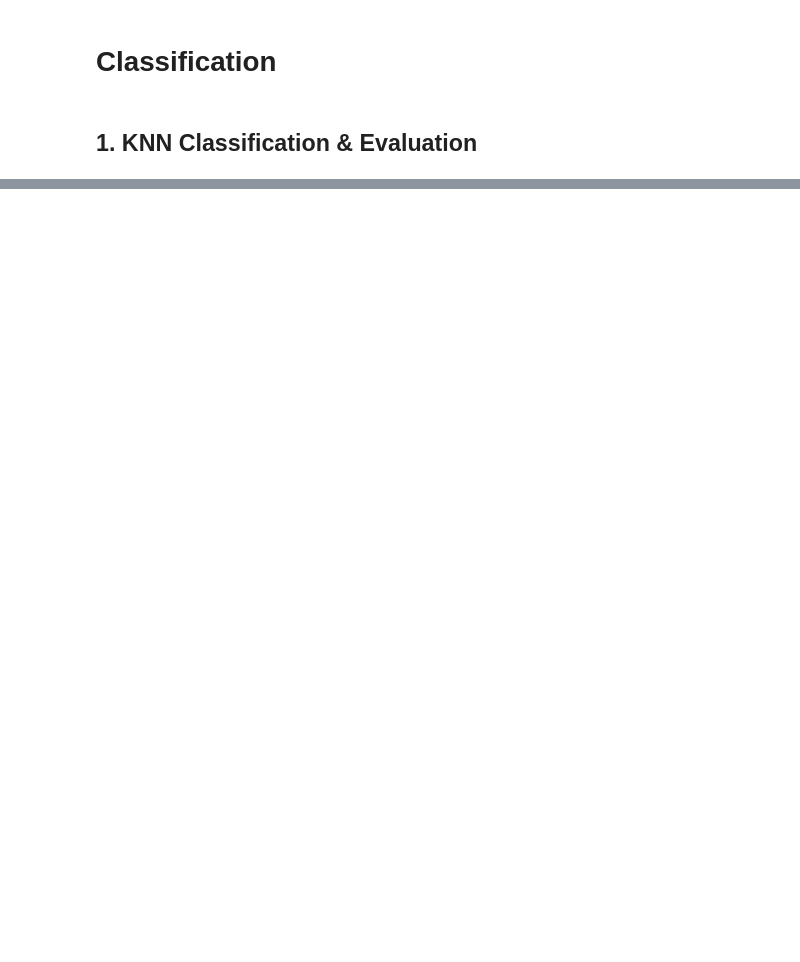
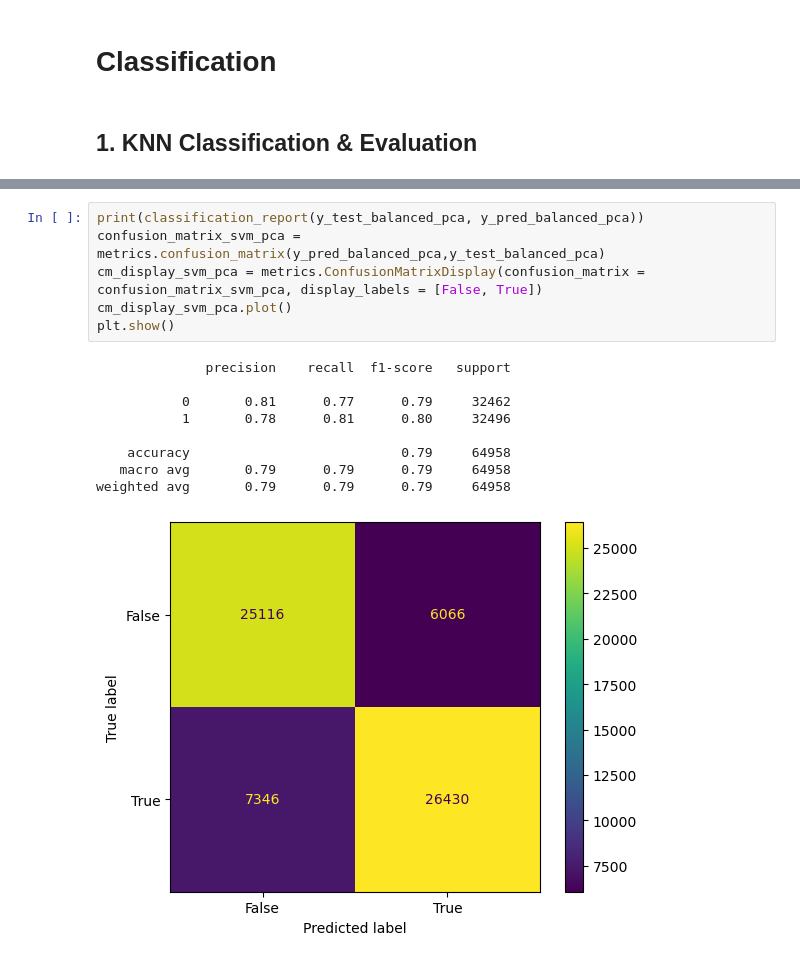
Before and after one commit to FGRCL/scada-intrusion-detection, a Jupyter notebook: COMP6321Project.ipynb, the cells around one changed output, grey strips where cells are left out. Cells and saved outputs as stored; diff of their text form; blank space fills up the shorter version.

```diff
--- a/COMP6321Project.ipynb
+++ b/COMP6321Project.ipynb
@@ -431,0 +491,16 @@ plt.show()
+# %%
+print(classification_report(y_test_balanced_pca, y_pred_balanced_pca))
+confusion_matrix_svm_pca = metrics.confusion_matrix(y_pred_balanced_pca,y_test_balanced_pca)
+cm_display_svm_pca = metrics.ConfusionMatrixDisplay(confusion_matrix = confusion_matrix_svm_pca, display_labels = [False, True])
+cm_display_svm_pca.plot()
+plt.show()
+# %% [output]
+              precision    recall  f1-score   support
+
+           0       0.81      0.77      0.79     32462
+           1       0.78      0.81      0.80     32496
+
+    accuracy                           0.79     64958
+   macro avg       0.79      0.79      0.79     64958
+weighted avg       0.79      0.79      0.79     64958
+[figure, added]
```
Also changed, not shown: parts of 19 cells of this notebook.
